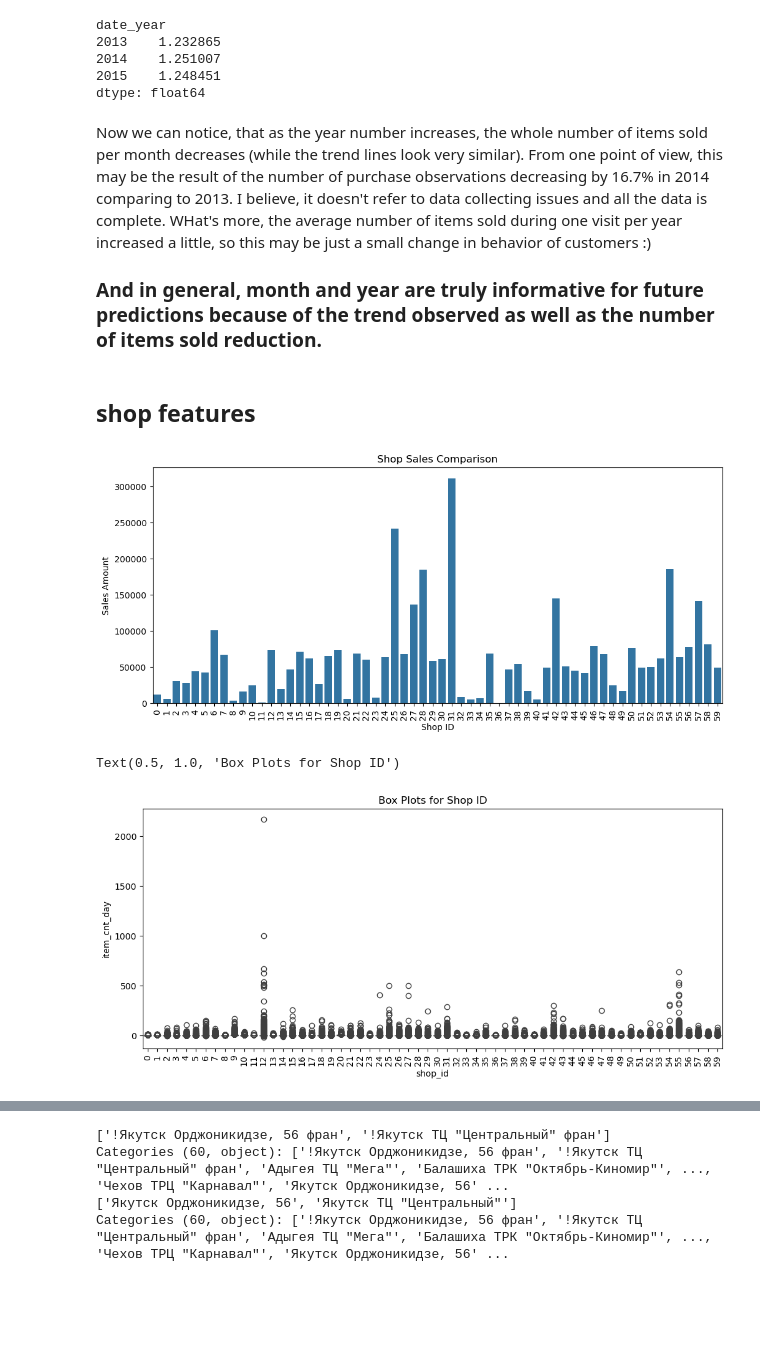
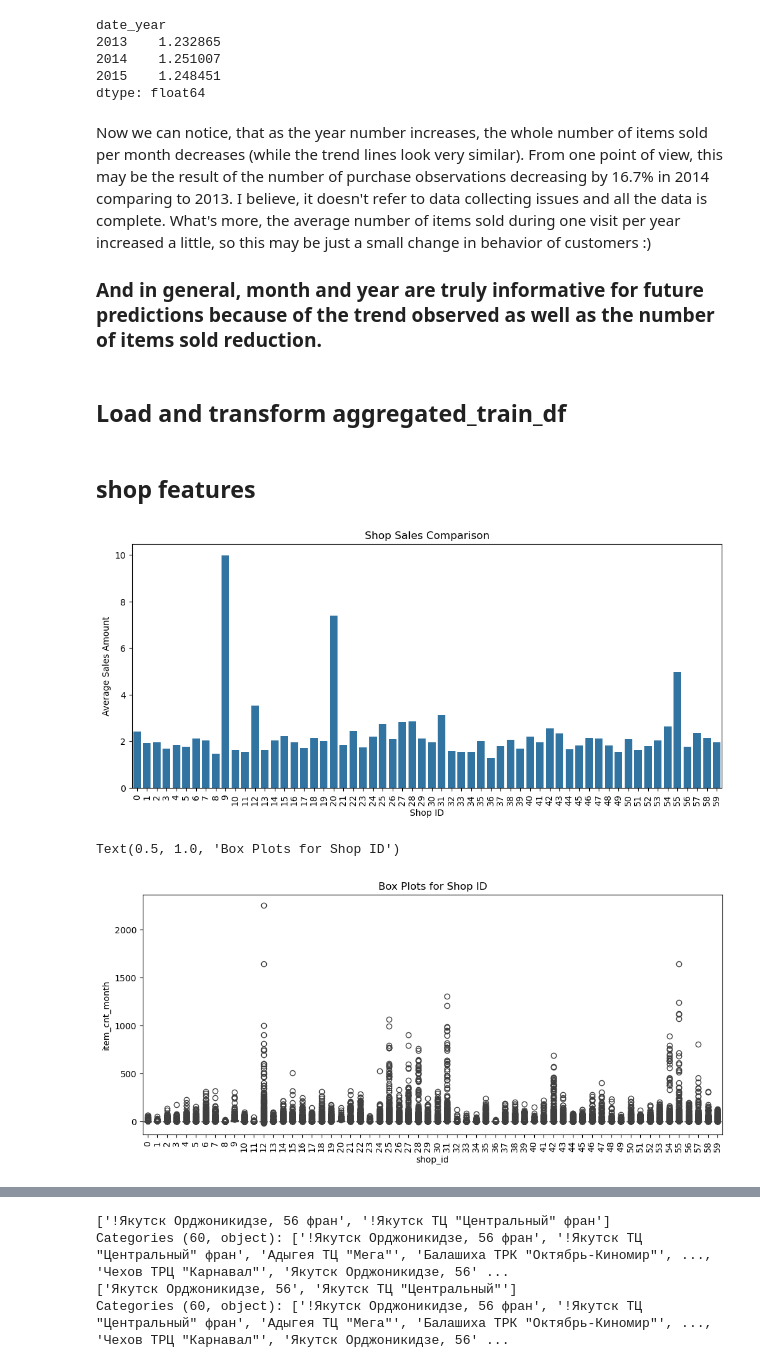
Before and after one commit to Alexennk/ml-ds-practice, a Jupyter notebook: notebooks/eda_notebook.ipynb, the cells around one changed output, grey strips where cells are left out. Drawn from its saved outputs; the diff is of its cells as text; code cells hidden in the pictures; blank space fills up the shorter version.

```diff
--- a/notebooks/eda_notebook.ipynb
+++ b/notebooks/eda_notebook.ipynb
@@ -141,6 +138,8 @@ dtype: float64
 # %% [markdown]
 Now we can notice, that as the year number increases, the whole number of items sold per month decreases (while the trend lines look very similar).
 From one point of view, this may be the result of the number of purchase observations decreasing by 16.7% in 2014 comparing to 2013. I believe, it doesn't
-refer to data collecting issues and all the data is complete. WHat's more, the average number of items sold during one visit per year increased a little, so this may be just a small change in behavior of customers :)
+refer to data collecting issues and all the data is complete. What's more, the average number of items sold during one visit per year increased a little, so this may be just a small change in behavior of customers :)
 
 ### And in general, **month** and **year** are truly informative for future predictions because of the trend observed as well as the number of items sold reduction.
+# %% [markdown]
+## Load and transform aggregated_train_df
@@ -147,24 +154,24 @@ refer to data collecting issues and all the data is complete. WHat's more, the a
 # %% [markdown]
 ## **shop** features
 # %%
-shop_id_aggregated = train_df.groupby(['shop_id'])['item_cnt_day'].sum()
+shop_id_aggregated = aggregated_train_df.groupby(['shop_id'])['item_cnt_month'].mean()
 
 plt.figure(figsize=(12,5))
 ax = sns.barplot(x=shop_id_aggregated.index, y=shop_id_aggregated.values)
 plt.title("Shop Sales Comparison")
 plt.xlabel("Shop ID")
-plt.ylabel("Sales Amount")
+plt.ylabel("Average Sales Amount")
 plt.xticks(rotation=90);
 # %% [output]
-[figure, old version]
+[figure, new version]
 # %%
 var = 'shop_id'
-data = pd.concat([train_df['item_cnt_day'], train_df[var]], axis=1)
+data = pd.concat([aggregated_train_df['item_cnt_month'], aggregated_train_df[var]], axis=1)
 f, ax = plt.subplots(figsize=(12, 5))
-fig = sns.boxplot(x=var, y="item_cnt_day", data=data)
+fig = sns.boxplot(x=var, y="item_cnt_month", data=data)
 plt.xticks(rotation=90)
 plt.title("Box Plots for Shop ID")
 # %% [output]
 Text(0.5, 1.0, 'Box Plots for Shop ID')
-[figure, old version]
+[figure, new version]
 # %% [markdown]
```
Also changed, not shown: parts of 36 cells of this notebook, 1 other file.
